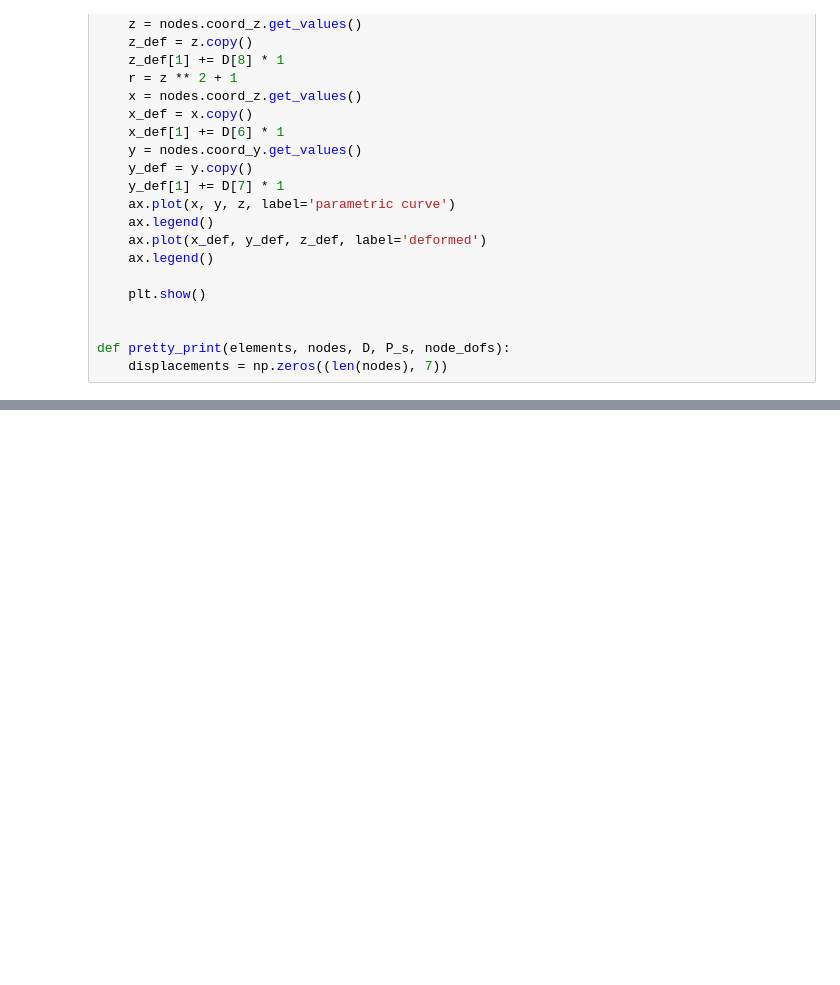
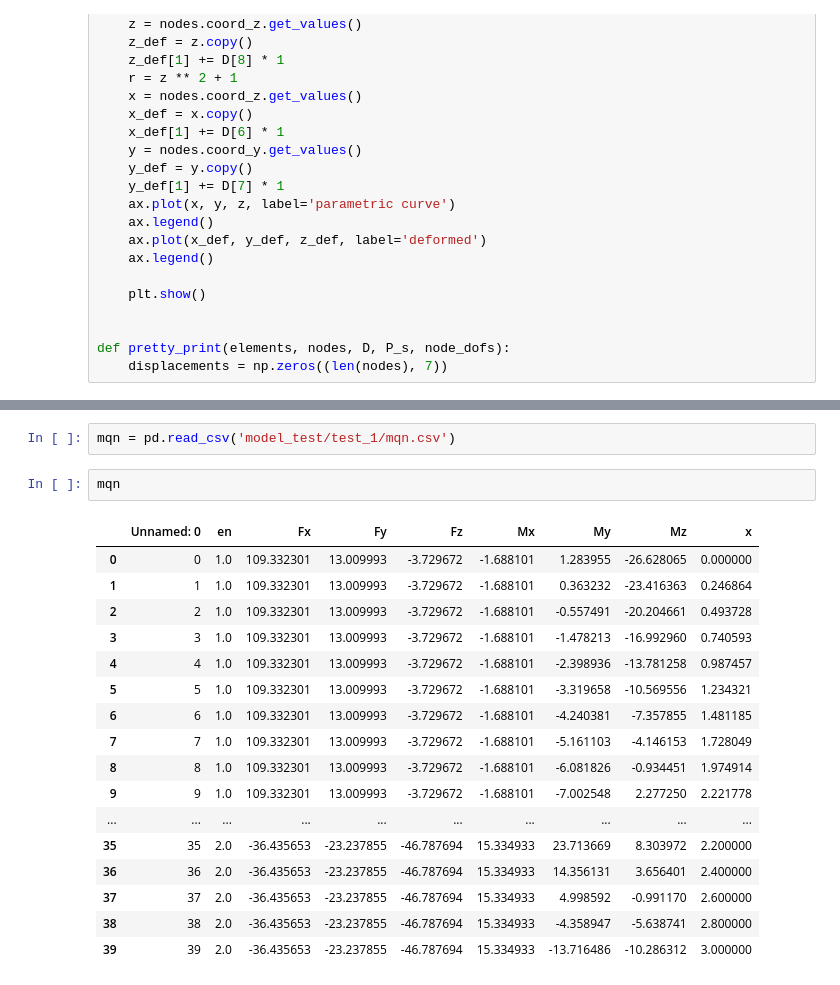
Before and after one commit to tsak1998/Thesis, a Jupyter notebook: computations_notebook.ipynb, the cells around one changed output, grey strips where cells are left out. Saved outputs shown, nothing was run; the diff lists cells and outputs as text; blank space fills up the shorter version.

```diff
--- a/computations_notebook.ipynb
+++ b/computations_notebook.ipynb
@@ -877,2 +877,24 @@ PlotlyRequestError: Hi there, you've reached the threshold of 100 combined image
 [figure]
 [figure]
+# %%
+mqn = pd.read_csv('model_test/test_1/mqn.csv')
+# %%
+mqn
+# %% [output]
+|  | Unnamed: 0 | en | Fx | Fy | Fz | Mx | My | Mz | x |
+| 0 | 0 | 1.0 | 109.332301 | 13.009993 | -3.729672 | -1.688101 | 1.283955 | -26.628065 | 0.000000 |
+| 1 | 1 | 1.0 | 109.332301 | 13.009993 | -3.729672 | -1.688101 | 0.363232 | -23.416363 | 0.246864 |
+| 2 | 2 | 1.0 | 109.332301 | 13.009993 | -3.729672 | -1.688101 | -0.557491 | -20.204661 | 0.493728 |
+| 3 | 3 | 1.0 | 109.332301 | 13.009993 | -3.729672 | -1.688101 | -1.478213 | -16.992960 | 0.740593 |
+| 4 | 4 | 1.0 | 109.332301 | 13.009993 | -3.729672 | -1.688101 | -2.398936 | -13.781258 | 0.987457 |
+| 5 | 5 | 1.0 | 109.332301 | 13.009993 | -3.729672 | -1.688101 | -3.319658 | -10.569556 | 1.234321 |
+| 6 | 6 | 1.0 | 109.332301 | 13.009993 | -3.729672 | -1.688101 | -4.240381 | -7.357855 | 1.481185 |
+| 7 | 7 | 1.0 | 109.332301 | 13.009993 | -3.729672 | -1.688101 | -5.161103 | -4.146153 | 1.728049 |
+| 8 | 8 | 1.0 | 109.332301 | 13.009993 | -3.729672 | -1.688101 | -6.081826 | -0.934451 | 1.974914 |
+| 9 | 9 | 1.0 | 109.332301 | 13.009993 | -3.729672 | -1.688101 | -7.002548 | 2.277250 | 2.221778 |
+| ... | ... | ... | ... | ... | ... | ... | ... | ... | ... |
+| 35 | 35 | 2.0 | -36.435653 | -23.237855 | -46.787694 | 15.334933 | 23.713669 | 8.303972 | 2.200000 |
+| 36 | 36 | 2.0 | -36.435653 | -23.237855 | -46.787694 | 15.334933 | 14.356131 | 3.656401 | 2.400000 |
+| 37 | 37 | 2.0 | -36.435653 | -23.237855 | -46.787694 | 15.334933 | 4.998592 | -0.991170 | 2.600000 |
+| 38 | 38 | 2.0 | -36.435653 | -23.237855 | -46.787694 | 15.334933 | -4.358947 | -5.638741 | 2.800000 |
+| 39 | 39 | 2.0 | -36.435653 | -23.237855 | -46.787694 | 15.334933 | -13.716486 | -10.286312 | 3.000000 |
```
Also changed, not shown: parts of 4 cells of this notebook.
